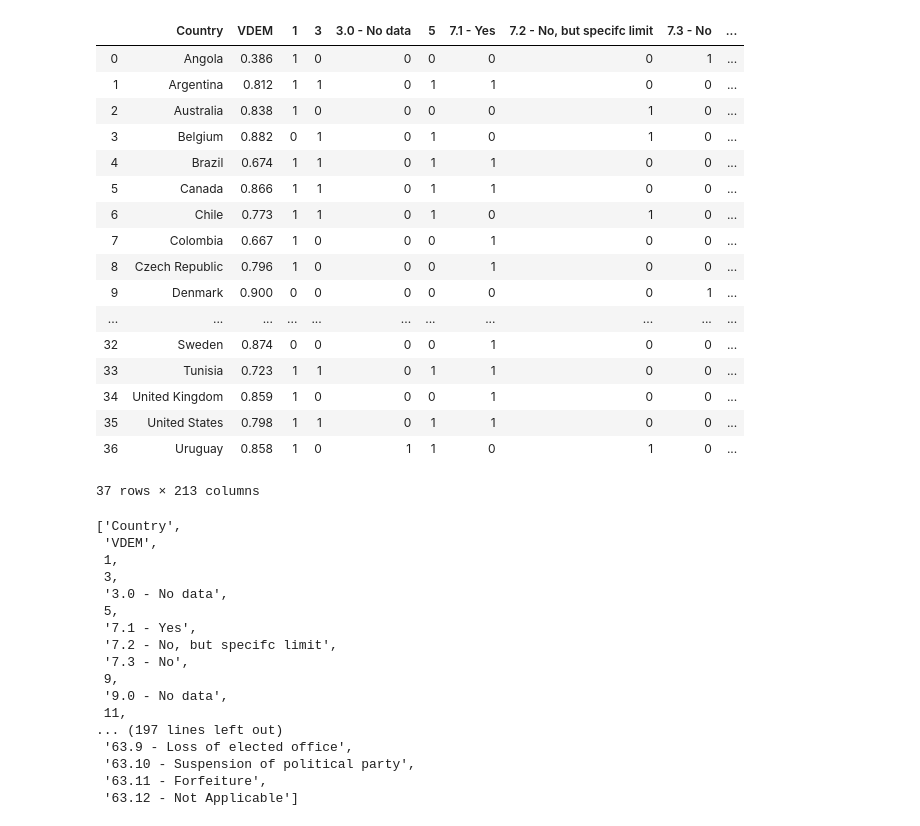
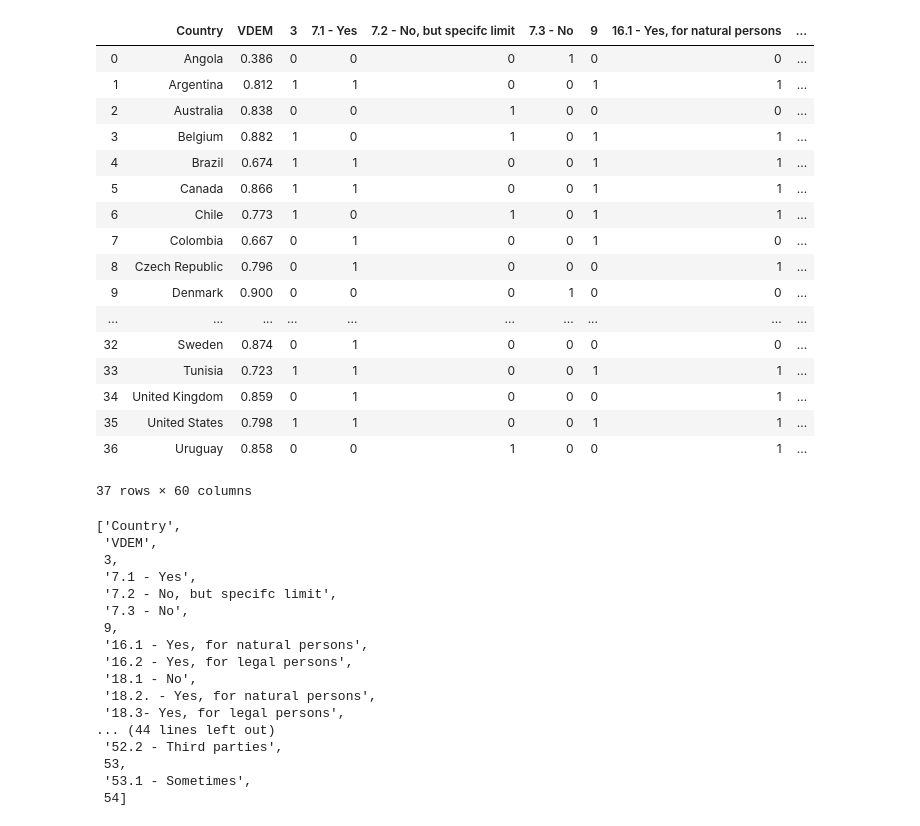
Before and after one commit to luvi01/DemocracyResearch, a Jupyter notebook: New Master Function.ipynb, the cells around one changed output. Drawn from its saved outputs; the diff is of its cells as text; code cells hidden in the pictures.

```diff
--- a/New Master Function.ipynb
+++ b/New Master Function.ipynb
@@ -38,29 +38,29 @@ def variance_threshold_selector(data, threshold):
     return data[data.columns[selector.get_support(indices=True)]]
 # %%
 #Importing excel file and formatting as a pandas dataframe
-db = pd.read_excel('base.xlsx')
+db = pd.read_excel('base_reduced1.xlsx')
 db.set_index("Country")
 db.isnull().sum().sum()
 db
 # %% [output]
-|  | Country | VDEM | 1 | 3 | 3.0 - No data | 5 | 7.1 - Yes | 7.2 - No, but specifc limit | 7.3 - No | ... |
-| 0 | Angola | 0.386 | 1 | 0 | 0 | 0 | 0 | 0 | 1 | ... |
-| 1 | Argentina | 0.812 | 1 | 1 | 0 | 1 | 1 | 0 | 0 | ... |
-| 2 | Australia | 0.838 | 1 | 0 | 0 | 0 | 0 | 1 | 0 | ... |
-| 3 | Belgium | 0.882 | 0 | 1 | 0 | 1 | 0 | 1 | 0 | ... |
-| 4 | Brazil | 0.674 | 1 | 1 | 0 | 1 | 1 | 0 | 0 | ... |
-| 5 | Canada | 0.866 | 1 | 1 | 0 | 1 | 1 | 0 | 0 | ... |
-| 6 | Chile | 0.773 | 1 | 1 | 0 | 1 | 0 | 1 | 0 | ... |
-| 7 | Colombia | 0.667 | 1 | 0 | 0 | 0 | 1 | 0 | 0 | ... |
-| 8 | Czech Republic | 0.796 | 1 | 0 | 0 | 0 | 1 | 0 | 0 | ... |
-| 9 | Denmark | 0.900 | 0 | 0 | 0 | 0 | 0 | 0 | 1 | ... |
-| ... | ... | ... | ... | ... | ... | ... | ... | ... | ... | ... |
-| 32 | Sweden | 0.874 | 0 | 0 | 0 | 0 | 1 | 0 | 0 | ... |
-| 33 | Tunisia | 0.723 | 1 | 1 | 0 | 1 | 1 | 0 | 0 | ... |
-| 34 | United Kingdom | 0.859 | 1 | 0 | 0 | 0 | 1 | 0 | 0 | ... |
-| 35 | United States | 0.798 | 1 | 1 | 0 | 1 | 1 | 0 | 0 | ... |
-| 36 | Uruguay | 0.858 | 1 | 0 | 1 | 1 | 0 | 1 | 0 | ... |
+|  | Country | VDEM | 3 | 7.1 - Yes | 7.2 - No, but specifc limit | 7.3 - No | 9 | 16.1 - Yes, for natural persons | ... |
+| 0 | Angola | 0.386 | 0 | 0 | 0 | 1 | 0 | 0 | ... |
+| 1 | Argentina | 0.812 | 1 | 1 | 0 | 0 | 1 | 1 | ... |
+| 2 | Australia | 0.838 | 0 | 0 | 1 | 0 | 0 | 0 | ... |
+| 3 | Belgium | 0.882 | 1 | 0 | 1 | 0 | 1 | 1 | ... |
+| 4 | Brazil | 0.674 | 1 | 1 | 0 | 0 | 1 | 1 | ... |
+| 5 | Canada | 0.866 | 1 | 1 | 0 | 0 | 1 | 1 | ... |
+| 6 | Chile | 0.773 | 1 | 0 | 1 | 0 | 1 | 1 | ... |
+| 7 | Colombia | 0.667 | 0 | 1 | 0 | 0 | 1 | 0 | ... |
+| 8 | Czech Republic | 0.796 | 0 | 1 | 0 | 0 | 0 | 1 | ... |
+| 9 | Denmark | 0.900 | 0 | 0 | 0 | 1 | 0 | 0 | ... |
+| ... | ... | ... | ... | ... | ... | ... | ... | ... | ... |
+| 32 | Sweden | 0.874 | 0 | 1 | 0 | 0 | 0 | 0 | ... |
+| 33 | Tunisia | 0.723 | 1 | 1 | 0 | 0 | 1 | 1 | ... |
+| 34 | United Kingdom | 0.859 | 0 | 1 | 0 | 0 | 0 | 1 | ... |
+| 35 | United States | 0.798 | 1 | 1 | 0 | 0 | 1 | 1 | ... |
+| 36 | Uruguay | 0.858 | 0 | 0 | 1 | 0 | 0 | 1 | ... |
-37 rows × 213 columns
+37 rows × 60 columns
 # %%
 #Excluding 'countries' and redefining columns
 columns = list(db.columns)
@@ -72,21 +72,21 @@ columns
 # %% [output]
 ['Country',
  'VDEM',
- 1,
  3,
- '3.0 - No data',
- 5,
  '7.1 - Yes',
  '7.2 - No, but specifc limit',
  '7.3 - No',
  9,
- '9.0 - No data',
- 11,
-... (197 lines left out)
- '63.9 - Loss of elected office',
- '63.10 - Suspension of political party',
- '63.11 - Forfeiture',
- '63.12 - Not Applicable']
+ '16.1 - Yes, for natural persons',
+ '16.2 - Yes, for legal persons',
+ '18.1 - No',
+ '18.2. - Yes, for natural persons',
+ '18.3- Yes, for legal persons',
+... (44 lines left out)
+ '52.2 - Third parties',
+ 53,
+ '53.1 - Sometimes',
+ 54]
 # %%
 colunas = list(db.columns)
 colunas.remove('Country')
```
Also changed, not shown: parts of 13 cells of this notebook, 5 other files.
